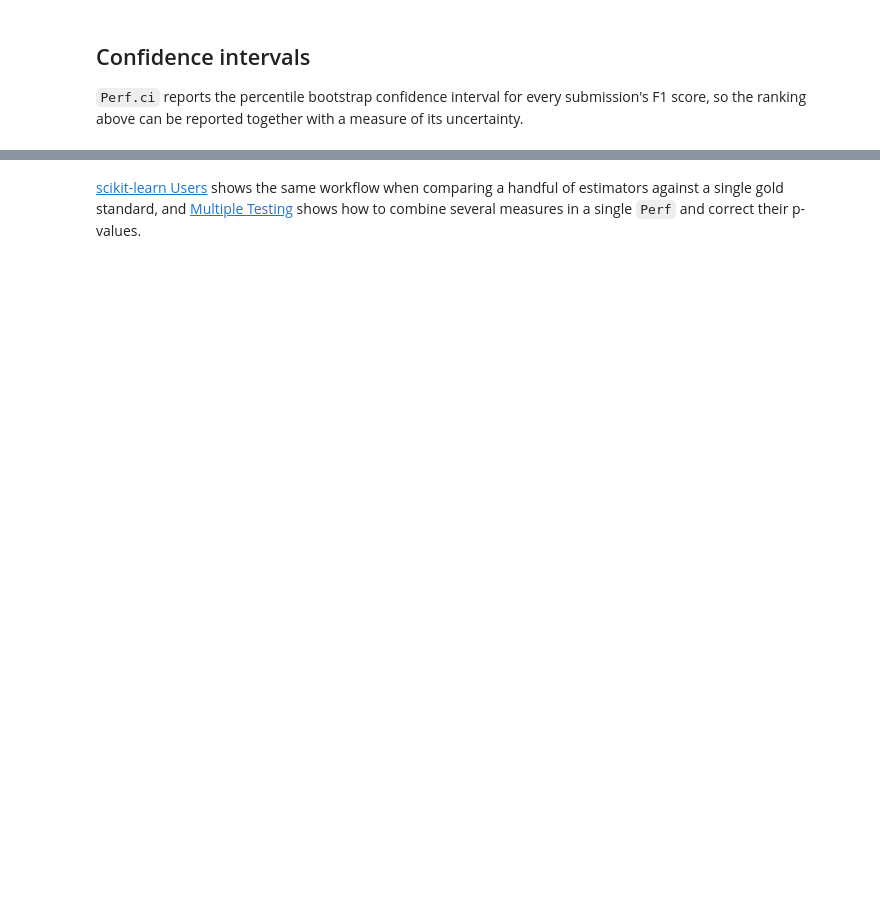
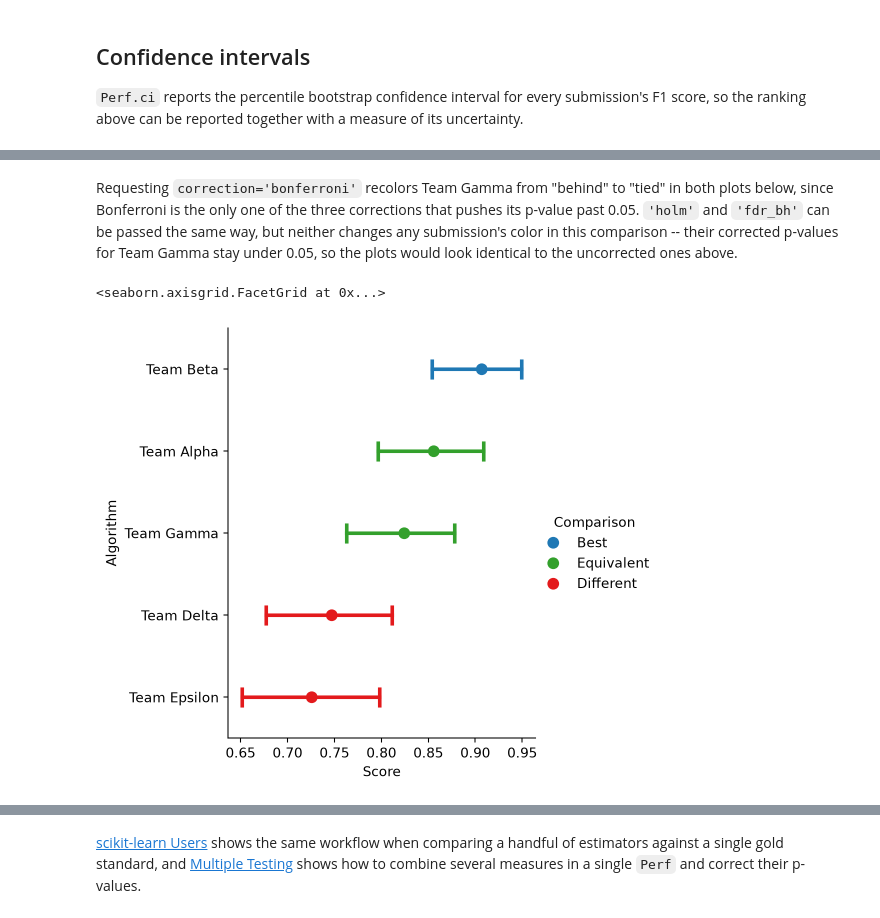
Before and after one commit to INGEOTEC/CompStats, a Jupyter notebook: quarto/pages/competition_organizers.ipynb, the cells around one changed output, grey strips where cells are left out. Saved outputs shown, nothing was run; the diff lists cells and outputs as text; code cells hidden in the pictures; blank space fills up the shorter version.

```diff
--- a/quarto/pages/competition_organizers.ipynb
+++ b/quarto/pages/competition_organizers.ipynb
@@ -111,0 +140,7 @@ comparison.plot()
+# %% [markdown]
+Requesting `correction='bonferroni'` recolors Team Gamma from "behind" to "tied" in both plots below, since Bonferroni is the only one of the three corrections that pushes its p-value past 0.05. `'holm'` and `'fdr_bh'` can be passed the same way, but neither changes any submission's color in this comparison -- their corrected p-values for Team Gamma stay under 0.05, so the plots would look identical to the uncorrected ones above.
+# %%
+leaderboard.plot(correction='bonferroni')
+# %% [output]
+<seaborn.axisgrid.FacetGrid at 0x...>
+[figure, added]
```
Also changed, not shown: parts of 16 cells of this notebook, 5 other files.
